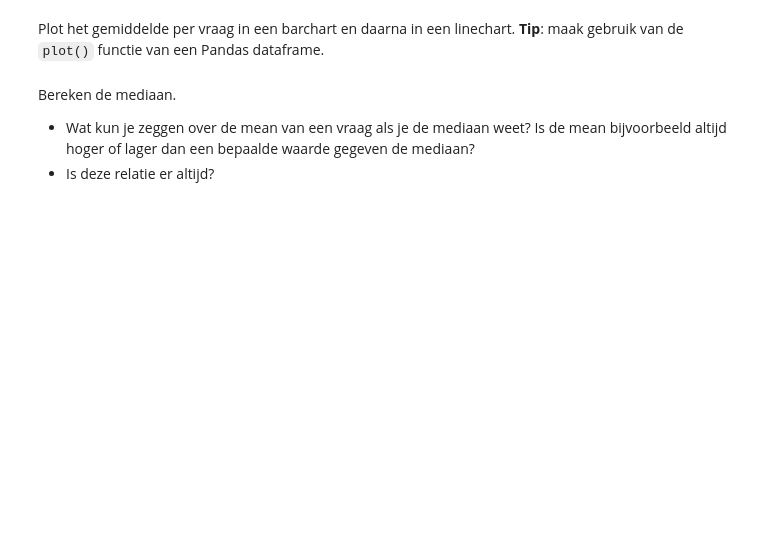
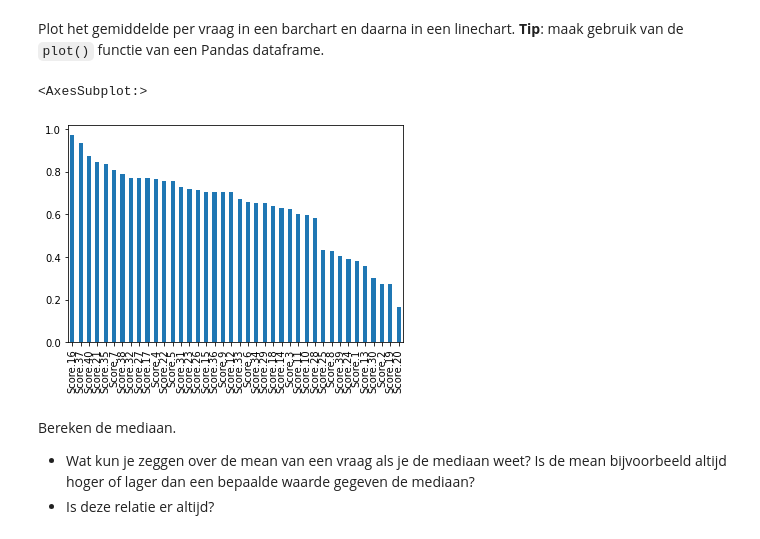
Before and after one commit to PeterKemner/CM2024, a Jupyter notebook: CM06_kansverdelingen_en_zscore/CM_kansverdelingen_opdrachten.ipynb, the cells around one changed output. Saved outputs shown, nothing was run; the diff lists cells and outputs as text; code cells hidden in the pictures; blank space fills up the shorter version.

```diff
--- a/CM06_kansverdelingen_en_zscore/CM_kansverdelingen_opdrachten.ipynb
+++ b/CM06_kansverdelingen_en_zscore/CM_kansverdelingen_opdrachten.ipynb
@@ -148,3 +242,6 @@ Beschrijf de verdeling (scheef? multimodaal? normaal?). Verklaar wat je ziet.
 In dit deel zullen we de vragen van het tentamen analyseren met behulp van de centrummaten
 # %% [markdown]
 Bereken het gemiddelde van de score van elke vraag en sorteer de waardes van hoog naar laag. **Tip**: ga niet zelf code schrijven om deze berekeningen uit te voeren maar maak gebruik van de standaardfuncties van Pandas!
+# %%
+gem = uitslag_prog.loc[:, uitslag_prog.dtypes == 'int64'].mean().sort_values(ascending=False)
+gem
@@ -151,5 +266,10 @@ Bereken het gemiddelde van de score van elke vraag en sorteer de waardes van hoo
 # %% [markdown]
 Plot het gemiddelde per vraag in een barchart en daarna in een linechart. **Tip**: maak gebruik van de `plot()` functie van een Pandas dataframe.
+# %%
+gem.plot(kind='bar')
+# %% [output]
+<AxesSubplot:>
+[figure, added]
 # %% [markdown]
 Bereken de mediaan.
 - Wat kun je zeggen over de mean van een vraag als je de mediaan weet? Is de mean bijvoorbeeld altijd hoger of lager dan een bepaalde waarde gegeven de mediaan?
```
Also changed, not shown: parts of 40 cells of this notebook, 6 other files.
